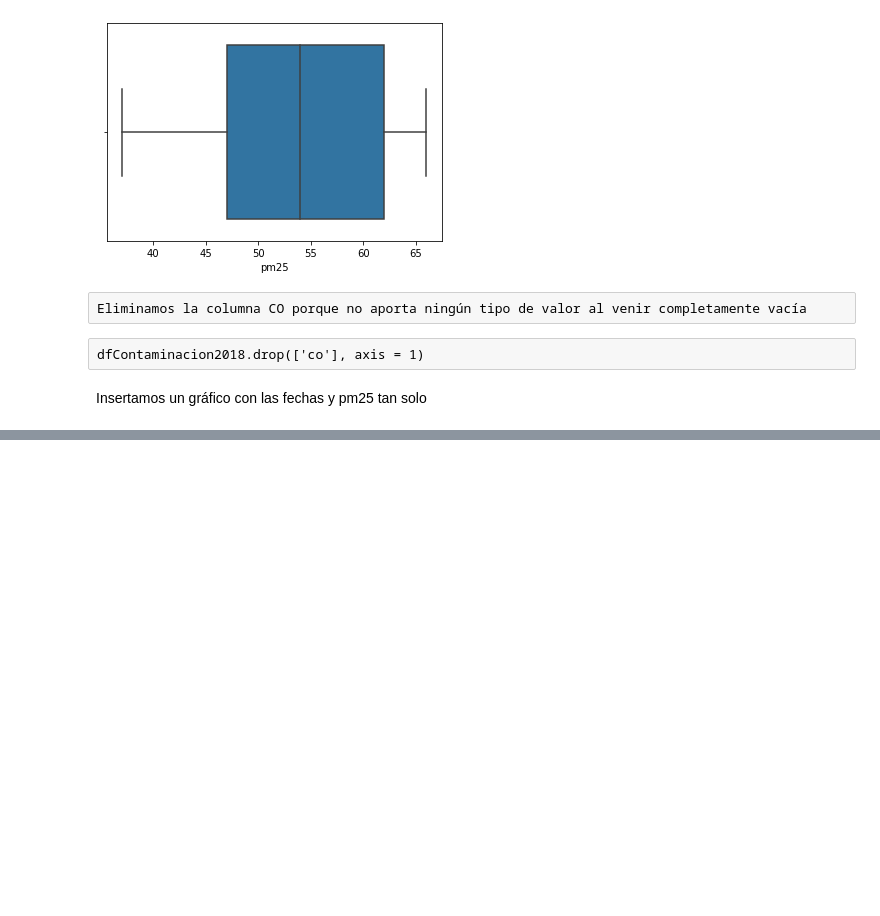
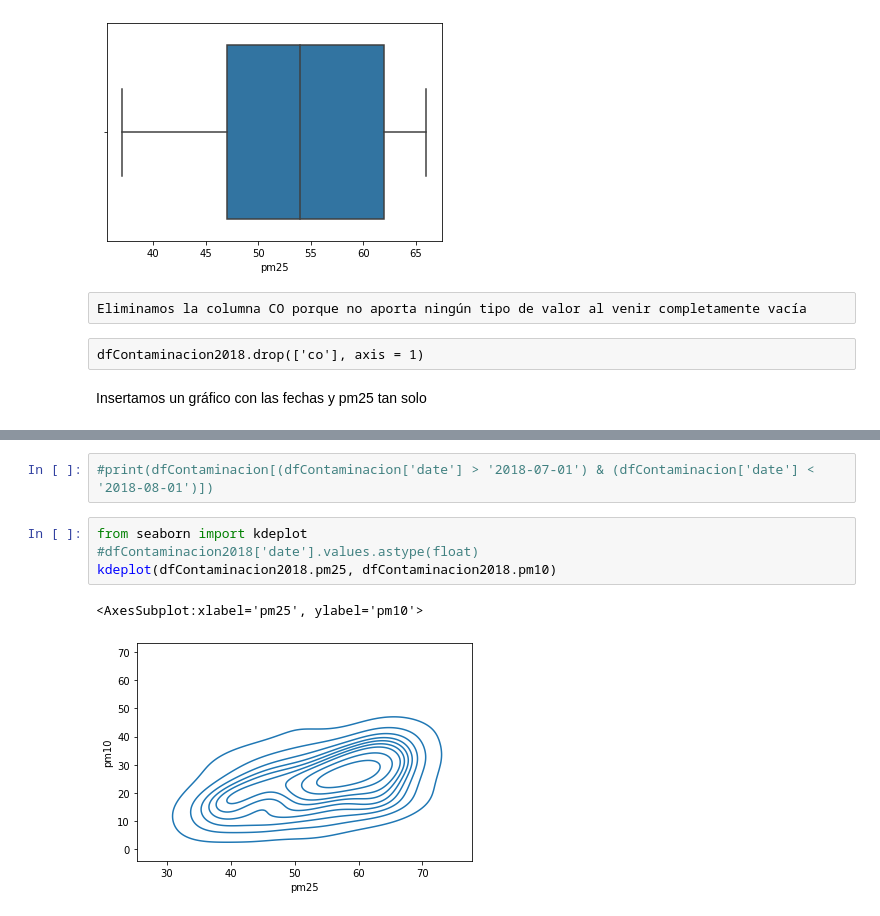
Before and after one commit to jrpecharroman/ProyectoBigData, a Jupyter notebook: datosContaminacionMadrid/JupiterNoteBook/datosMadrid.ipynb, the cells around one changed output, grey strips where cells are left out. Cells and saved outputs as stored; diff of their text form; blank space fills up the shorter version.

```diff
--- a/datosContaminacionMadrid/JupiterNoteBook/datosMadrid.ipynb
+++ b/datosContaminacionMadrid/JupiterNoteBook/datosMadrid.ipynb
@@ -232,0 +234,9 @@ Insertamos un gráfico con las fechas y pm25 tan solo
+# %%
+#print(dfContaminacion[(dfContaminacion['date'] > '2018-07-01') & (dfContaminacion['date'] < '2018-08-01')])
+# %%
+from seaborn import kdeplot
+#dfContaminacion2018['date'].values.astype(float)
+kdeplot(dfContaminacion2018.pm25, dfContaminacion2018.pm10)
+# %% [output]
+<AxesSubplot:xlabel='pm25', ylabel='pm10'>
+[figure, added]
```
Also changed, not shown: parts of 7 cells of this notebook.
